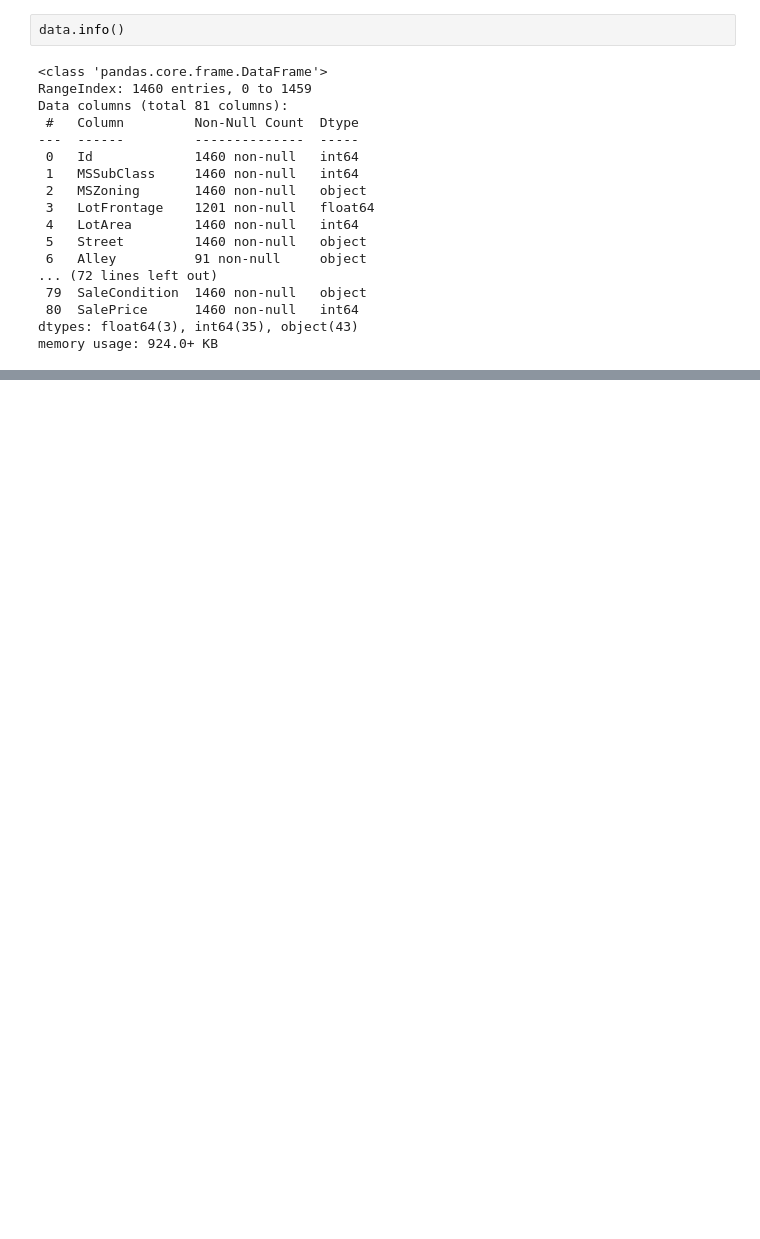
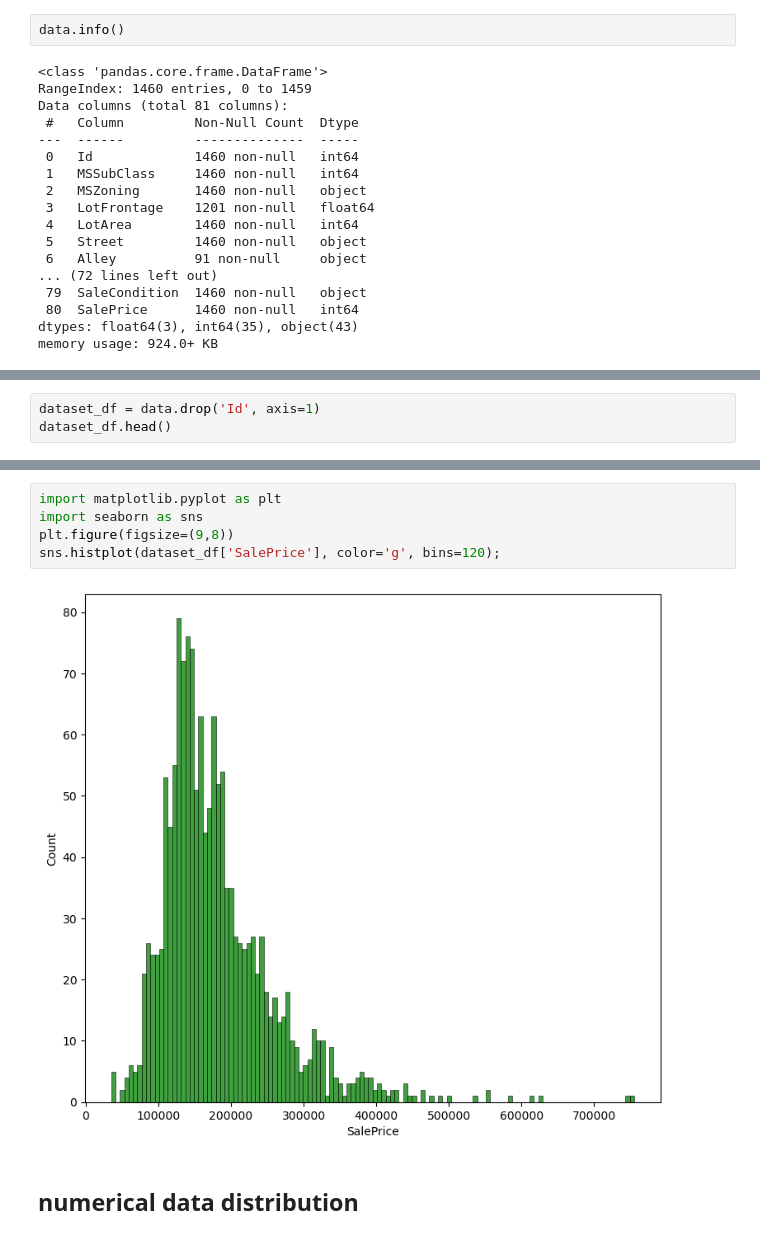
Before and after one commit to Sadia-Khan-Rupa/Chapter_7-Supervised_ML, a Jupyter notebook: Competetion_2_Regression/COMPETETION_2_KAGGLE.ipynb, the cells around one changed output, grey strips where cells are left out. Drawn from its saved outputs; the diff is of its cells as text; blank space fills up the shorter version.

```diff
--- a/Competetion_2_Regression/COMPETETION_2_KAGGLE.ipynb
+++ b/Competetion_2_Regression/COMPETETION_2_KAGGLE.ipynb
@@ -61,0 +50,3 @@ First off, before we do anything with models, we'll set up a preprocessor.
+# %%
+dataset_df = data.drop('Id', axis=1)
+dataset_df.head()
@@ -61,0 +77,9 @@ First off, before we do anything with models, we'll set up a preprocessor.
+# %%
+import matplotlib.pyplot as plt
+import seaborn as sns
+plt.figure(figsize=(9,8))
+sns.histplot(dataset_df['SalePrice'], color='g', bins=120);
+# %% [output]
+[figure, added]
+# %% [markdown]
+## numerical data distribution
```
Also changed, not shown: parts of 59 cells of this notebook, 1 other file.
